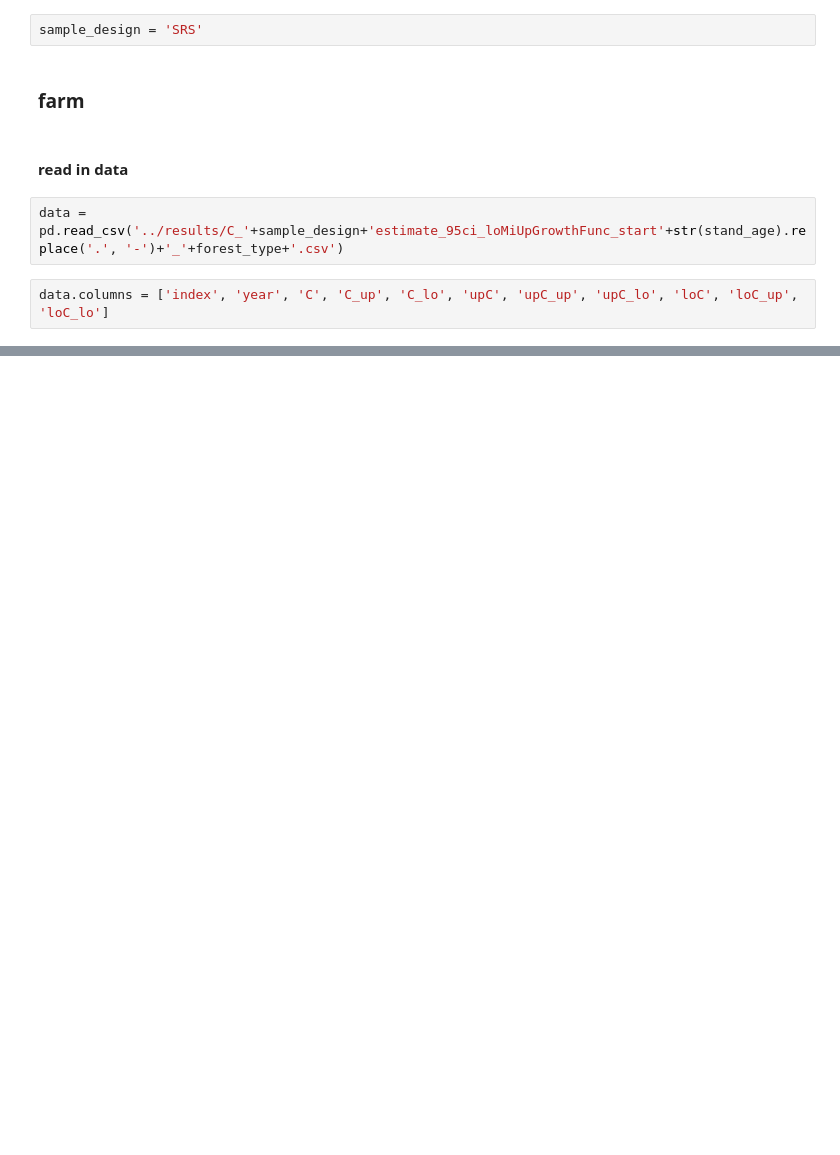
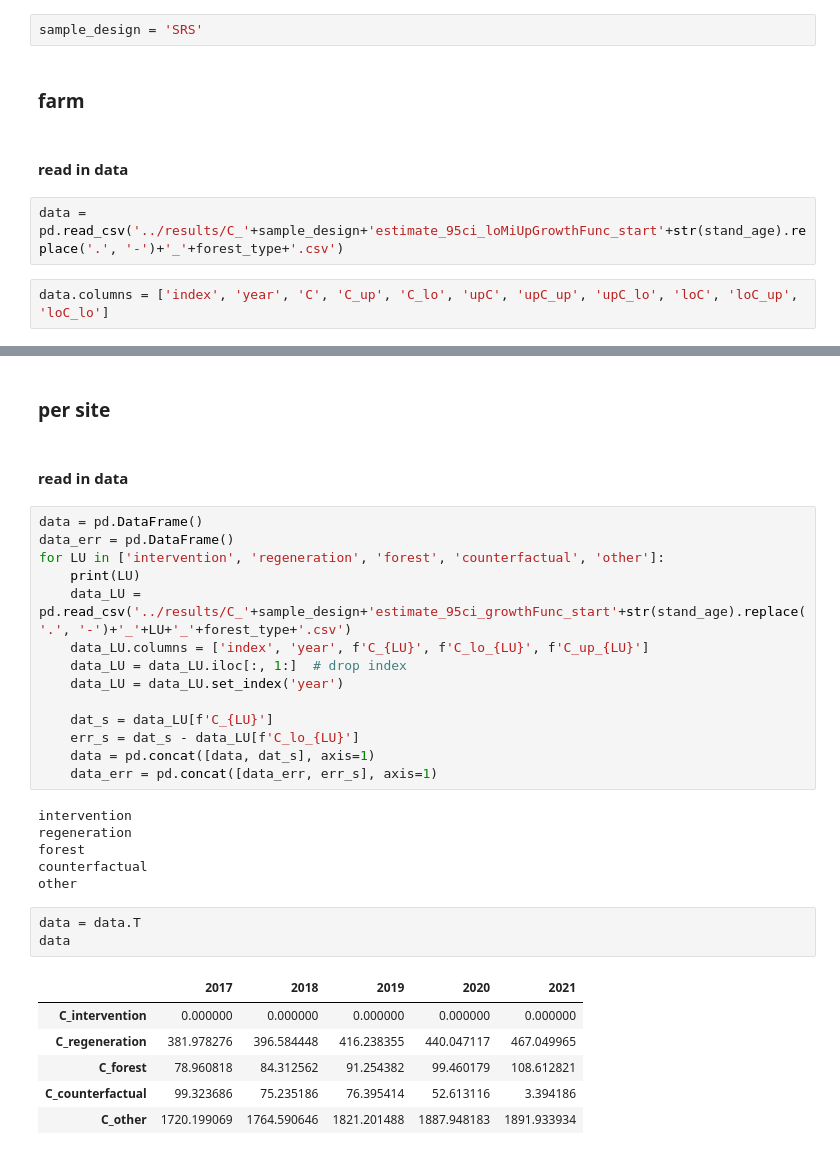
Before and after one commit to Tianchi-Liu/TerraBio, a Jupyter notebook: area_estimation/code/plot_carbon_estimate_uncertainty.ipynb, the cells around one changed output, grey strips where cells are left out. Saved outputs shown, nothing was run; the diff lists cells and outputs as text; blank space fills up the shorter version.

```diff
--- a/area_estimation/code/plot_carbon_estimate_uncertainty.ipynb
+++ b/area_estimation/code/plot_carbon_estimate_uncertainty.ipynb
@@ -147,0 +110,34 @@ plt.savefig('../results/C_estimate_ci_start'+str(stand_age)+'_'+forest_type+'.pn
+# %% [markdown]
+### per site
+# %% [markdown]
+#### read in data
+# %%
+data = pd.DataFrame()
+data_err = pd.DataFrame()
+for LU in ['intervention', 'regeneration', 'forest', 'counterfactual', 'other']:
+    print(LU)
+    data_LU = pd.read_csv('../results/C_'+sample_design+'estimate_95ci_growthFunc_start'+str(stand_age).replace('.', '-')+'_'+LU+'_'+forest_type+'.csv')
+    data_LU.columns = ['index', 'year', f'C_{LU}', f'C_lo_{LU}', f'C_up_{LU}']
+    data_LU = data_LU.iloc[:, 1:]  # drop index
+    data_LU = data_LU.set_index('year')
+
+    dat_s = data_LU[f'C_{LU}']
+    err_s = dat_s - data_LU[f'C_lo_{LU}']
+    data = pd.concat([data, dat_s], axis=1)
+    data_err = pd.concat([data_err, err_s], axis=1)
+# %% [output]
+intervention
+regeneration
+forest
+counterfactual
+other
+# %%
+data = data.T
+data
+# %% [output]
+|  | 2017 | 2018 | 2019 | 2020 | 2021 |
+| C_intervention | 0.000000 | 0.000000 | 0.000000 | 0.000000 | 0.000000 |
+| C_regeneration | 381.978276 | 396.584448 | 416.238355 | 440.047117 | 467.049965 |
+| C_forest | 78.960818 | 84.312562 | 91.254382 | 99.460179 | 108.612821 |
+| C_counterfactual | 99.323686 | 75.235186 | 76.395414 | 52.613116 | 3.394186 |
+| C_other | 1720.199069 | 1764.590646 | 1821.201488 | 1887.948183 | 1891.933934 |
```
Also changed, not shown: parts of 15 cells of this notebook, 8 other files.
